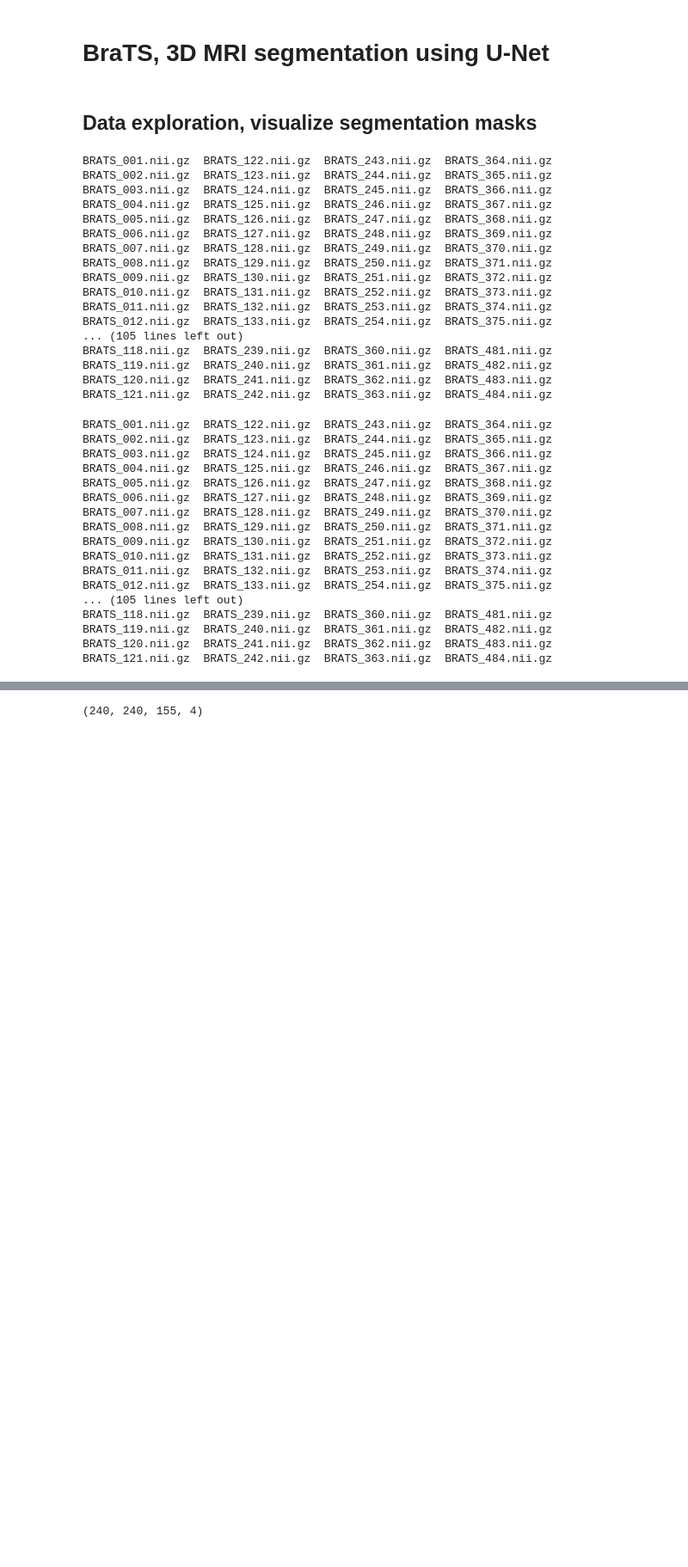
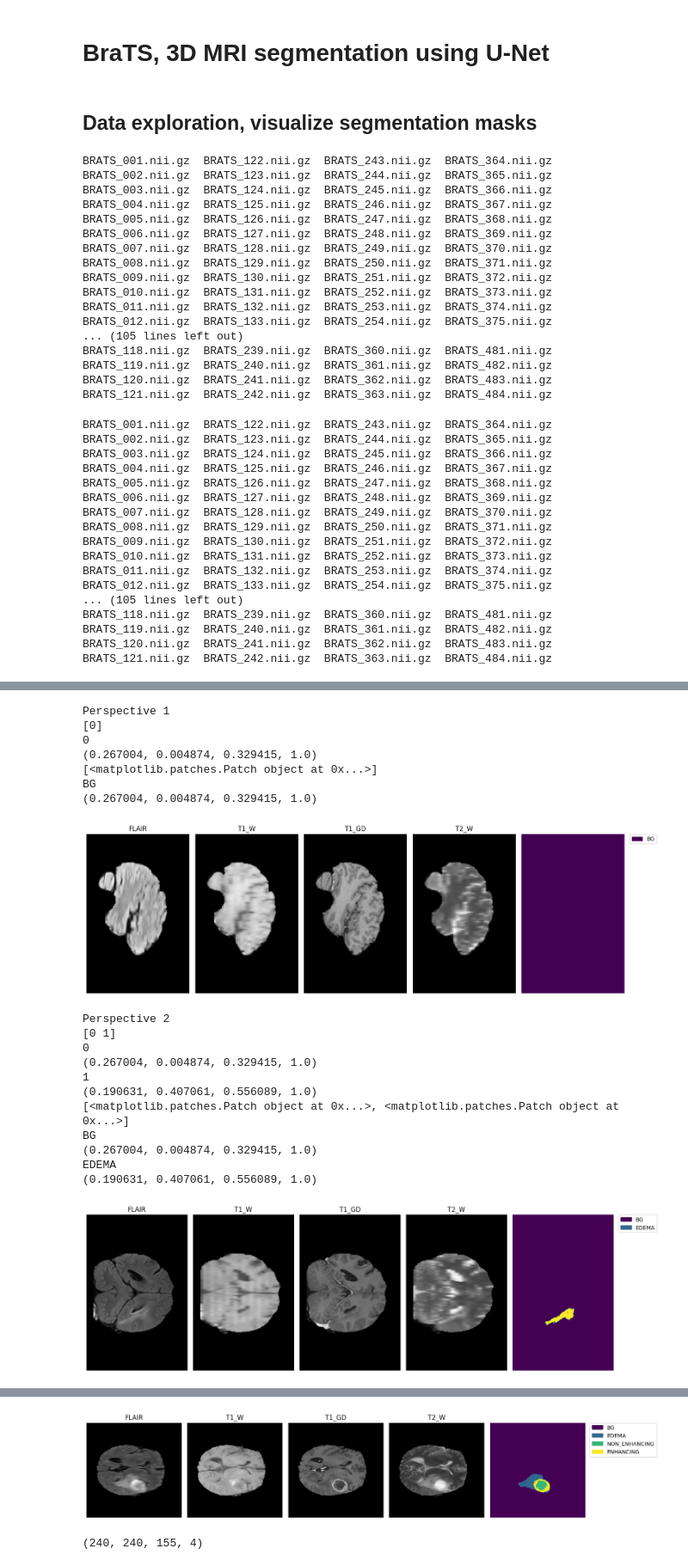
Before and after one commit to nashirj/mri-3d-segmentation, a Jupyter notebook: notebooks/mri-segmentation.ipynb, the cells around one changed output, grey strips where cells are left out. Shown at 86% size. Drawn from its saved outputs; the diff is of its cells as text; code cells hidden in the pictures; blank space fills up the shorter version.

```diff
--- a/notebooks/mri-segmentation.ipynb
+++ b/notebooks/mri-segmentation.ipynb
@@ -94,0 +112,3 @@ Text(0.5, 1.0, 'Mask')
+# %%
+img_types = ['FLAIR', 'T1_W', 'T1_GD', 'T2_W']
+mask_types = ['BG', 'EDEMA', 'NON_ENHANCING', 'ENHANCING']
@@ -94,0 +136,70 @@ Text(0.5, 1.0, 'Mask')
+# %%
+def show_mask(data, ax):
+    values = np.unique(data.ravel())
+    im = ax.imshow(data)
+
+    # get the colors of the values, according to the
+    # colormap used by imshow
+    colors = [im.cmap(im.norm(value)) for value in values]
+    # create a patch (proxy artist) for every color
+    patches = [mpatches.Patch(color=colors[i], label=f"{mask_types[values[i]]}") for i in range(len(values))]
+    # put those patched as legend-handles into the legend
+    ax.legend(handles=patches, bbox_to_anchor=(1.05, 1), loc=2, borderaxespad=0. )
+    ax.axis('off')
+# %%
+print("Perspective 1")
+fig, ax = plt.subplots(nrows=1, ncols=5, figsize=(15, 15))
+for i, img in enumerate(test_images):
+    ax[i].set_title(img_types[i])
+    ax[i].imshow(img[slice_idx, :, :], cmap='gray')
+    ax[i].axis('off')
+
+show_mask(test_mask[slice_idx, :, :], ax[-1])
+
+plt.tight_layout()
+plt.show()
+
+print("Perspective 2")
+fig, ax = plt.subplots(nrows=1, ncols=5, figsize=(15, 15))
+for i, img in enumerate(test_images):
+    ax[i].set_title(img_types[i])
+    ax[i].imshow(img[:, slice_idx, :], cmap='gray')
+    ax[i].axis('off')
+
+show_mask(test_mask[:, slice_idx, :], ax[-1])
+
+plt.tight_layout()
+plt.show()
+
+print("Perspective 3")
+fig, ax = plt.subplots(nrows=1, ncols=5, figsize=(15, 15))
+for i, img in enumerate(test_images):
+    ax[i].set_title(img_types[i])
+    ax[i].imshow(img[:, :, slice_idx], cmap='gray')
+    ax[i].axis('off')
+
+show_mask(test_mask[:, :, slice_idx], ax[-1])
+
+plt.tight_layout()
+plt.show()
+# %% [output]
+Perspective 1
+[0]
+0
+(0.267004, 0.004874, 0.329415, 1.0)
+[<matplotlib.patches.Patch object at 0x...>]
+BG
+(0.267004, 0.004874, 0.329415, 1.0)
+[figure, added]
+Perspective 2
+[0 1]
+0
+(0.267004, 0.004874, 0.329415, 1.0)
+1
+(0.190631, 0.407061, 0.556089, 1.0)
+[<matplotlib.patches.Patch object at 0x...>, <matplotlib.patches.Patch object at 0x...>]
+BG
+(0.267004, 0.004874, 0.329415, 1.0)
+EDEMA
+(0.190631, 0.407061, 0.556089, 1.0)
+[figure, added]
@@ -95,3 +225,4 @@ Text(0.5, 1.0, 'Mask')
+[figure, added]
 # %%
 from skimage.util import montage
 # %%
```
Also changed, not shown: parts of 23 cells of this notebook.
